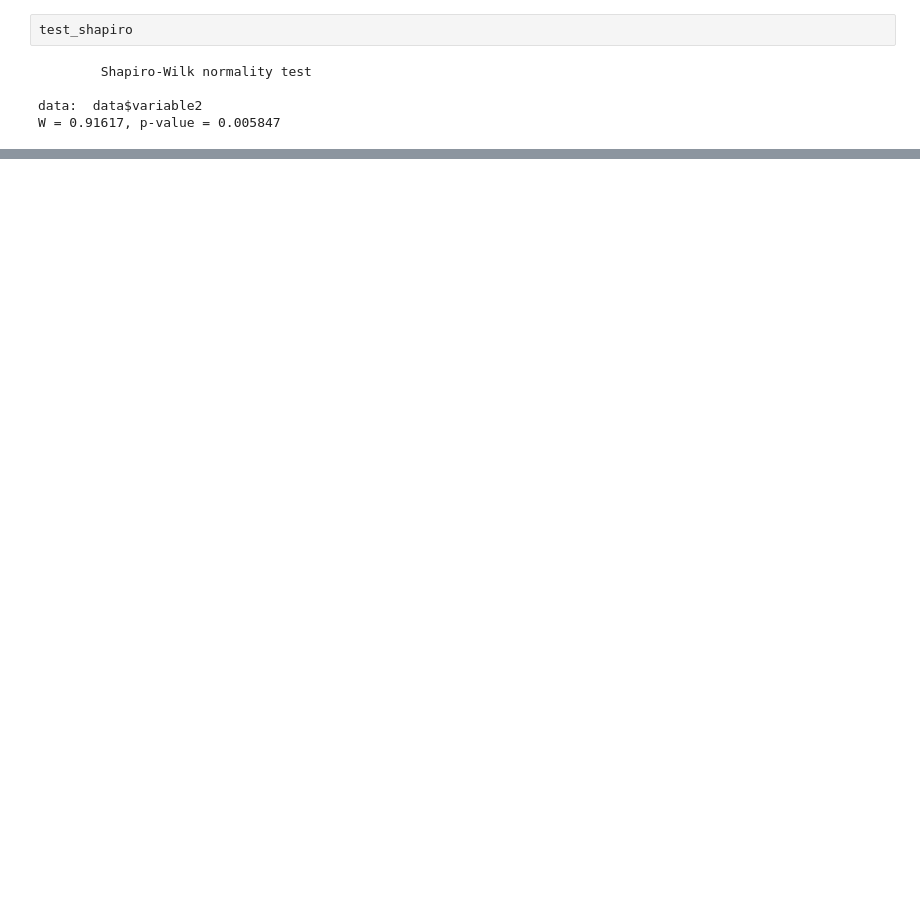
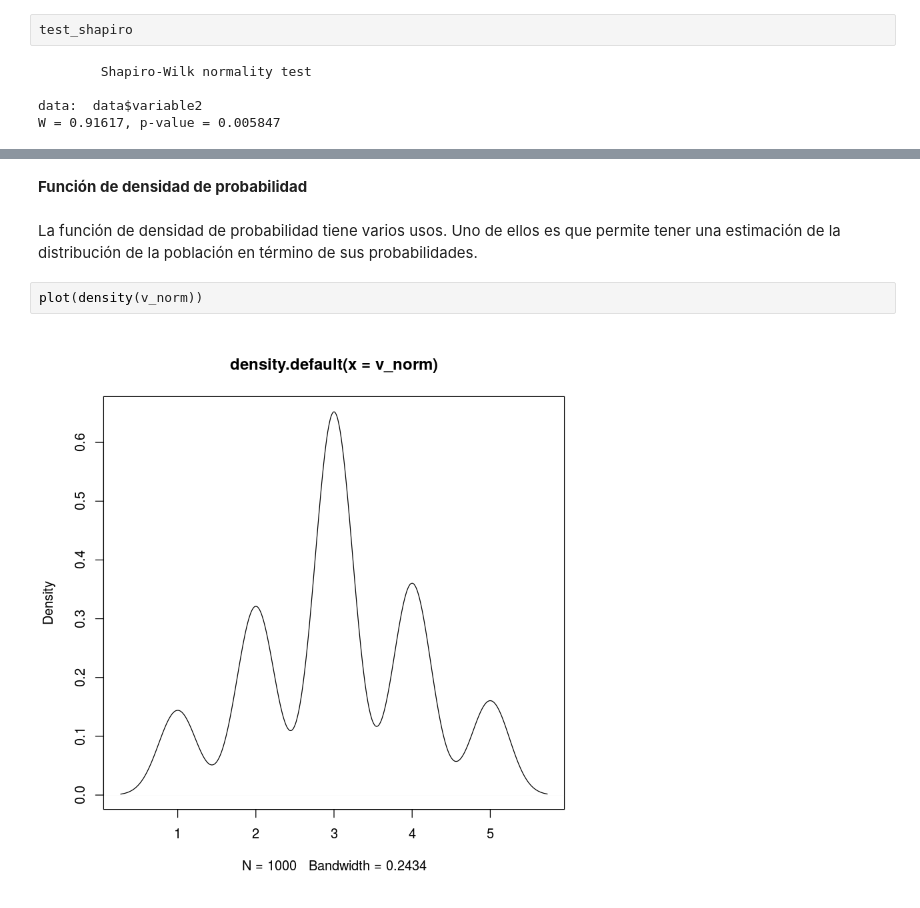
Before and after one commit to eduardozamudio/cursoR_unam, a Jupyter notebook: notebooks/Tema4- Análisis exploratorio.ipynb, the cells around one changed output, grey strips where cells are left out. Cells and saved outputs as stored; diff of their text form; blank space fills up the shorter version.

```diff
--- a/notebooks/Tema4- Análisis exploratorio.ipynb
+++ b/notebooks/Tema4- Análisis exploratorio.ipynb
@@ -218,0 +286,8 @@ W = 0.91617, p-value = 0.005847
+# %% [markdown]
+**Función de densidad de probabilidad**
+# %% [markdown]
+La función de densidad de probabilidad tiene varios usos. Uno de ellos es que permite tener una estimación de la distribución de la población en término de sus probabilidades.
+# %%
+plot(density(v_norm))
+# %% [output]
+[figure, added]
```
Also changed, not shown: parts of 37 cells of this notebook.
